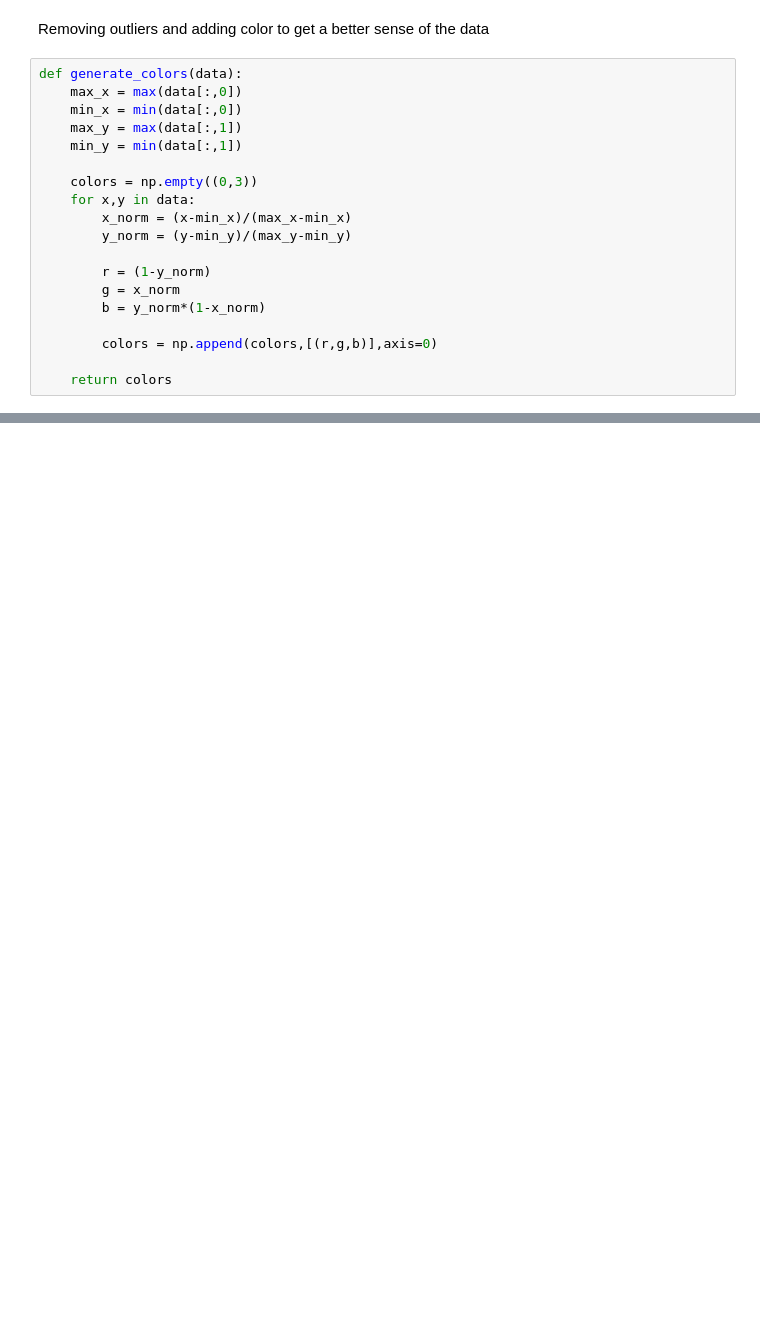
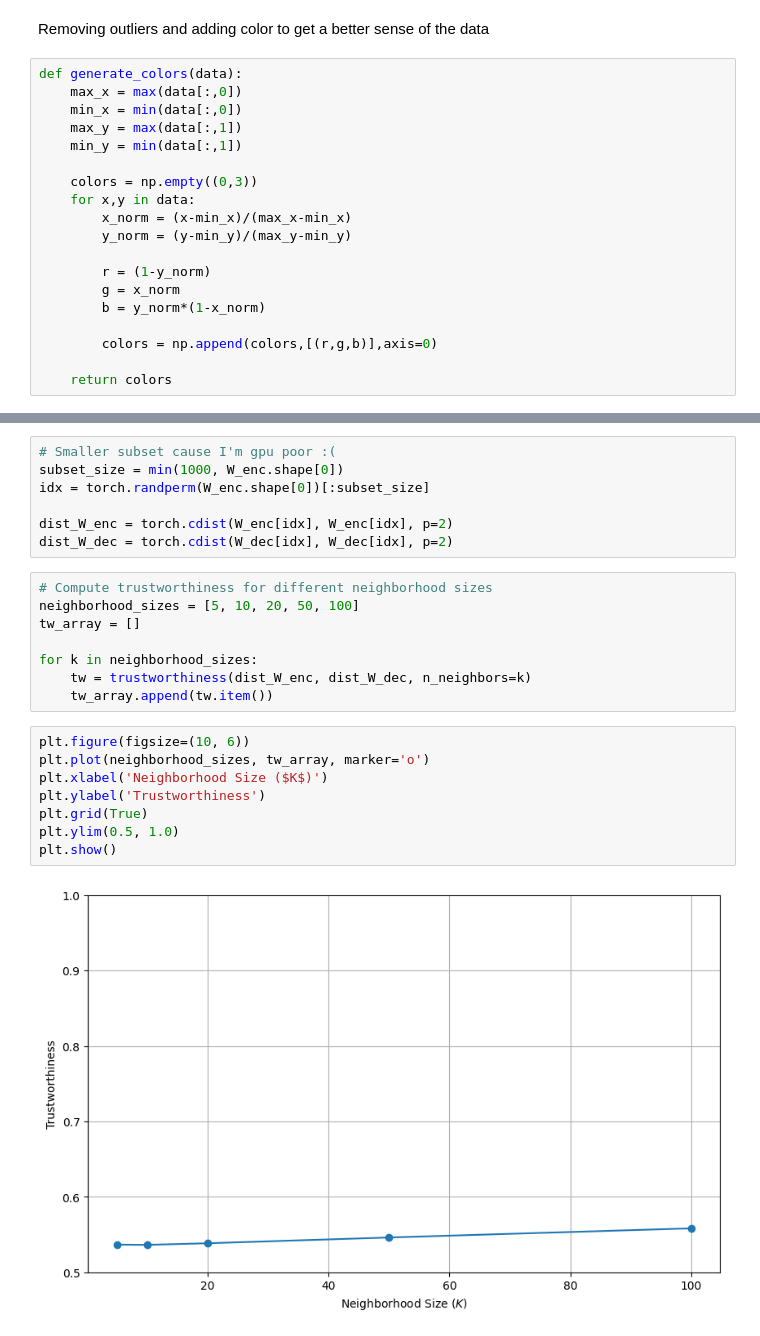
Before and after one commit to taha-yassine/SAE-features, a Jupyter notebook: analysis.ipynb, the cells around one changed output, grey strips where cells are left out. Saved outputs shown, nothing was run; the diff lists cells and outputs as text; blank space fills up the shorter version.

```diff
--- a/analysis.ipynb
+++ b/analysis.ipynb
@@ -98,0 +140,25 @@ plt.show()
+# %%
+# Smaller subset cause I'm gpu poor :(
+subset_size = min(1000, W_enc.shape[0])
+idx = torch.randperm(W_enc.shape[0])[:subset_size]
+
+dist_W_enc = torch.cdist(W_enc[idx], W_enc[idx], p=2)
+dist_W_dec = torch.cdist(W_dec[idx], W_dec[idx], p=2)
+# %%
+# Compute trustworthiness for different neighborhood sizes
+neighborhood_sizes = [5, 10, 20, 50, 100]
+tw_array = []
+
+for k in neighborhood_sizes:
+    tw = trustworthiness(dist_W_enc, dist_W_dec, n_neighbors=k)
+    tw_array.append(tw.item())
+# %%
+plt.figure(figsize=(10, 6))
+plt.plot(neighborhood_sizes, tw_array, marker='o')
+plt.xlabel('Neighborhood Size ($K$)')
+plt.ylabel('Trustworthiness')
+plt.grid(True)
+plt.ylim(0.5, 1.0)
+plt.show()
+# %% [output]
+[figure, added]
```
Also changed, not shown: parts of 10 cells of this notebook.
